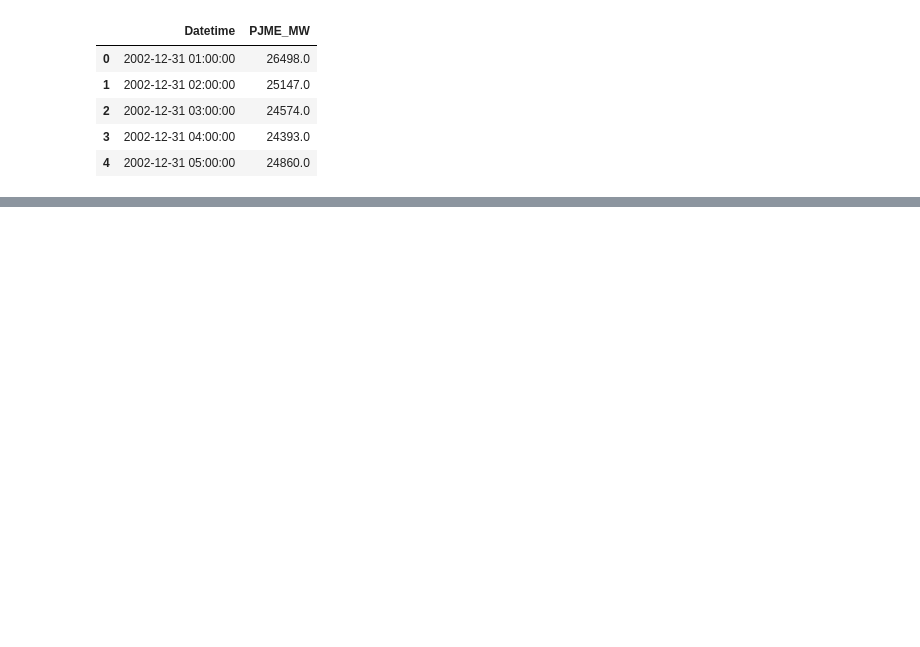
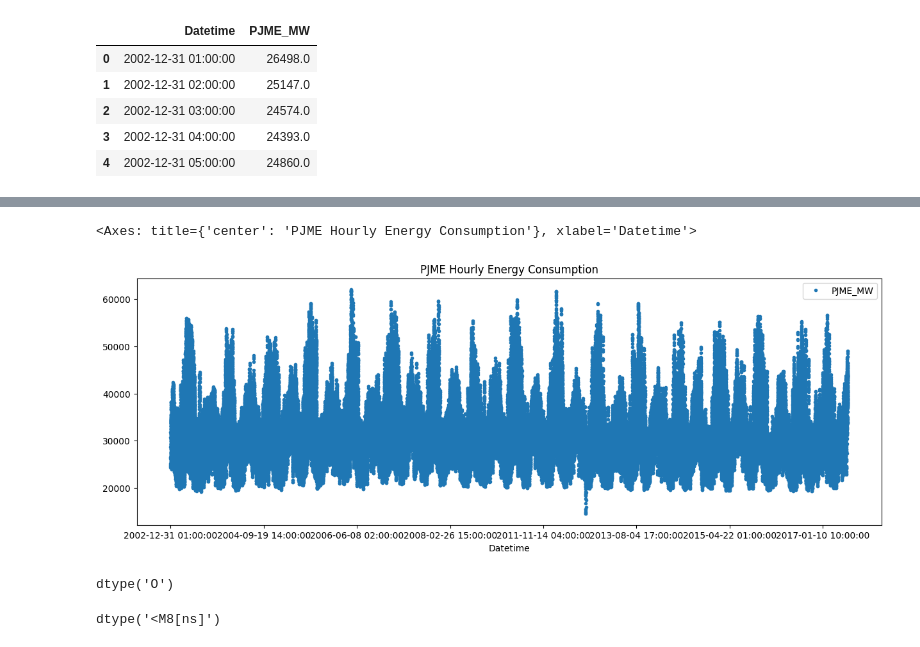
Before and after one commit to AnujanN/Time-Series-Forecasting-with-XGBoost-to-predict-energy-consumption, a Jupyter notebook: predict.ipynb, the cells around one changed output, grey strips where cells are left out. Cells and saved outputs as stored; diff of their text form; code cells hidden in the pictures; blank space fills up the shorter version.

```diff
--- a/predict.ipynb
+++ b/predict.ipynb
@@ -19,0 +29,14 @@ df.set_index("Datetime", inplace=True)
+# %%
+df.plot(style= '.',figsize=(15, 5), title='PJME Hourly Energy Consumption')
+# %% [output]
+<Axes: title={'center': 'PJME Hourly Energy Consumption'}, xlabel='Datetime'>
+[figure, added]
+# %%
+df.index.dtype
+# %% [output]
+dtype('O')
+# %%
+df.index = pd.to_datetime(df.index)
+df.index.dtype
+# %% [output]
+dtype('<M8[ns]')
```
Also changed, not shown: parts of 4 cells of this notebook.
